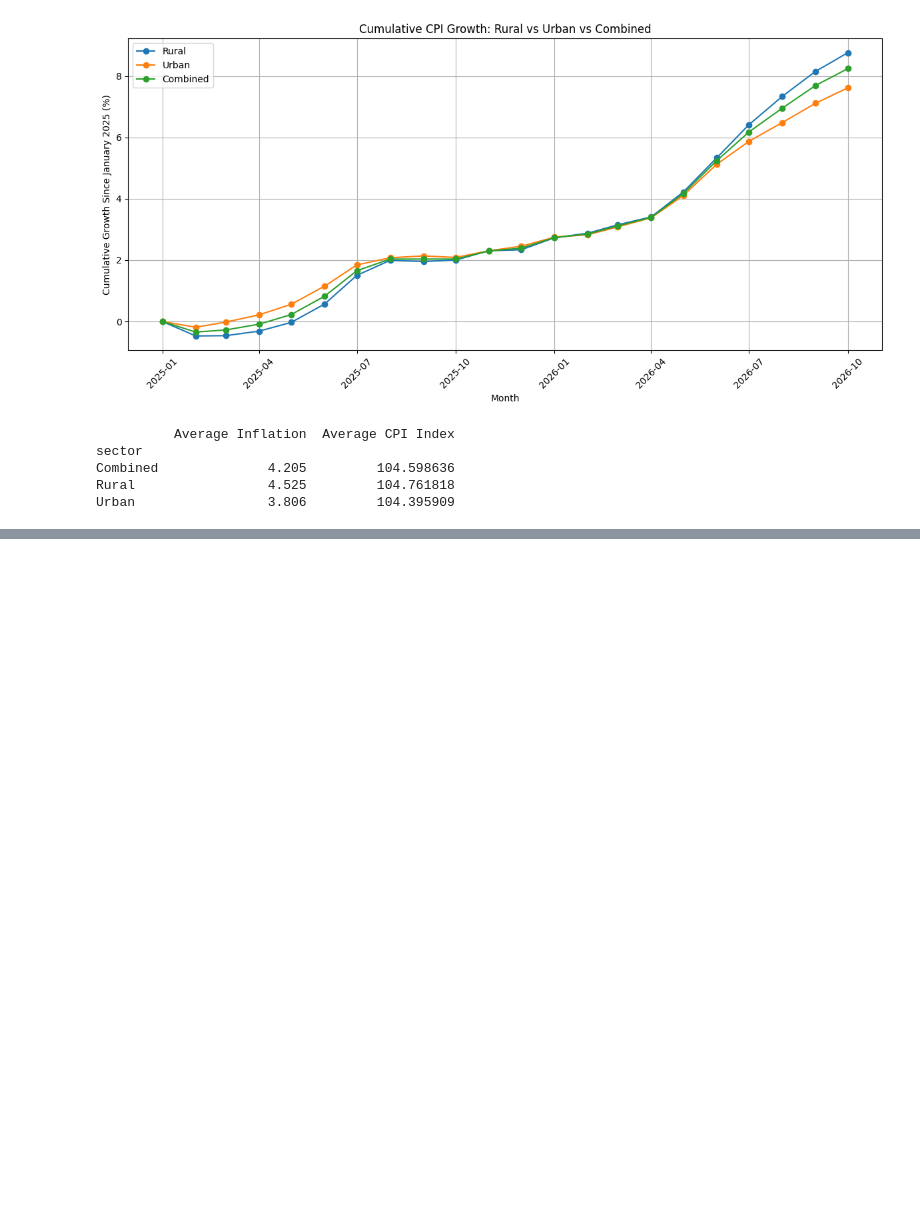
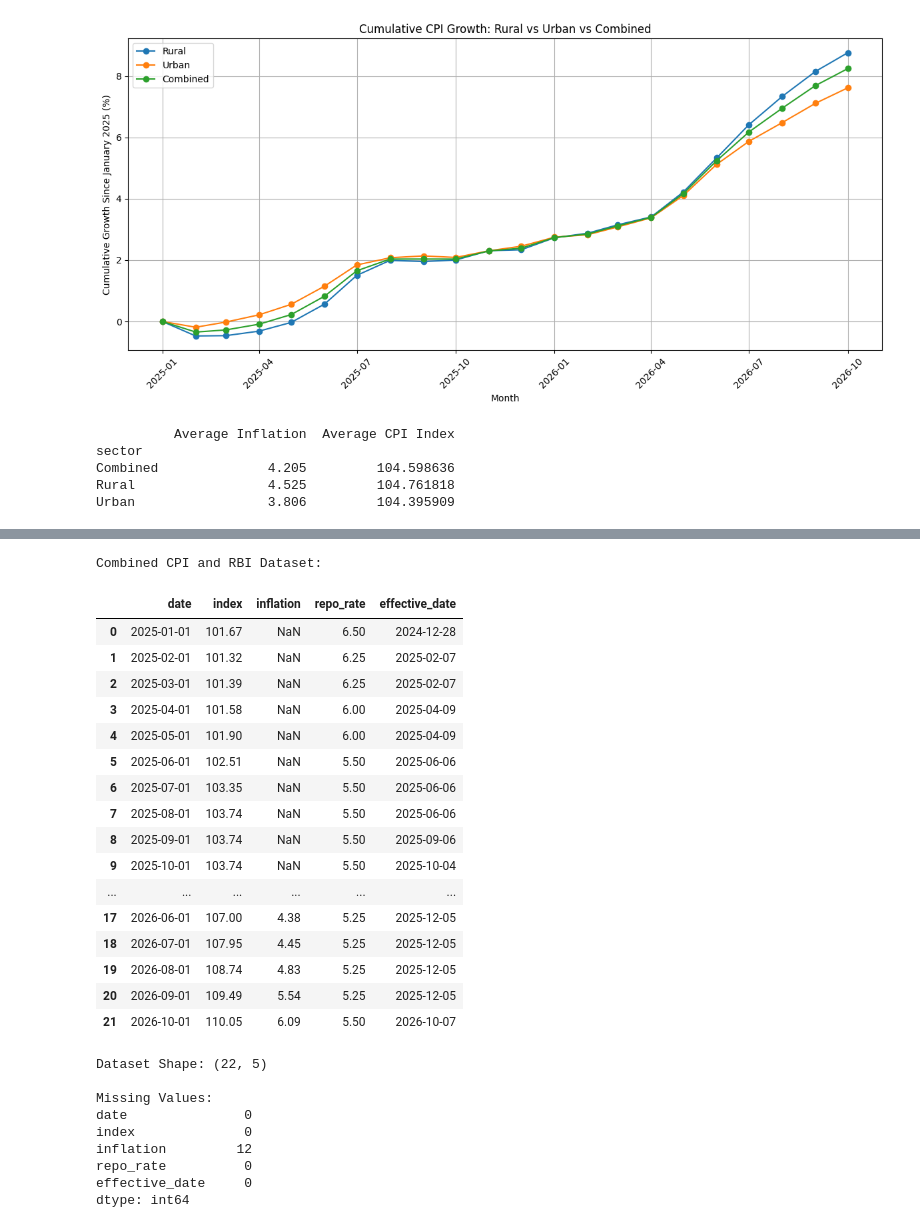
Before and after one commit to alwinbshaji/indian-economic-data-analysis-inflation-forecasting, a Jupyter notebook: Data_collection.ipynb, the cells around one changed output, grey strips where cells are left out. Drawn from its saved outputs; the diff is of its cells as text; code cells hidden in the pictures; blank space fills up the shorter version.

```diff
--- a/Data_collection.ipynb
+++ b/Data_collection.ipynb
@@ -1446,0 +1737,67 @@ Column names:
+# %%
+# Create a copy of CPI data
+cpi_for_merge = cpi_monthly.copy()
+
+# Convert each month's date to the last calendar day
+cpi_for_merge['month_end'] = (
+    cpi_for_merge['date'] + pd.offsets.MonthEnd(0)
+)
+
+# Prepare RBI Repo Rate data
+repo_monthly = rbi_data[
+    ['effective_date', 'repo_rate']
+].copy()
+
+# Sort both datasets by date
+cpi_for_merge = cpi_for_merge.sort_values('month_end')
+repo_monthly = repo_monthly.sort_values('effective_date')
+
+# Merge the latest Repo Rate effective on or before month-end
+merged_data = pd.merge_asof(
+    cpi_for_merge,
+    repo_monthly,
+    left_on='month_end',
+    right_on='effective_date',
+    direction='backward'
+)
+
+# Display the combined dataset
+merged_data = merged_data[
+    ['date', 'index', 'inflation', 'repo_rate', 'effective_date']
+]
+
+print("Combined CPI and RBI Dataset:")
+display(merged_data)
+
+print("\nDataset Shape:", merged_data.shape)
+
+print("\nMissing Values:")
+print(merged_data.isnull().sum())
+# %% [output]
+Combined CPI and RBI Dataset:
+|  | date | index | inflation | repo_rate | effective_date |
+| 0 | 2025-01-01 | 101.67 | NaN | 6.50 | 2024-12-28 |
+| 1 | 2025-02-01 | 101.32 | NaN | 6.25 | 2025-02-07 |
+| 2 | 2025-03-01 | 101.39 | NaN | 6.25 | 2025-02-07 |
+| 3 | 2025-04-01 | 101.58 | NaN | 6.00 | 2025-04-09 |
+| 4 | 2025-05-01 | 101.90 | NaN | 6.00 | 2025-04-09 |
+| 5 | 2025-06-01 | 102.51 | NaN | 5.50 | 2025-06-06 |
+| 6 | 2025-07-01 | 103.35 | NaN | 5.50 | 2025-06-06 |
+| 7 | 2025-08-01 | 103.74 | NaN | 5.50 | 2025-06-06 |
+| 8 | 2025-09-01 | 103.74 | NaN | 5.50 | 2025-09-06 |
+| 9 | 2025-10-01 | 103.74 | NaN | 5.50 | 2025-10-04 |
+| ... | ... | ... | ... | ... | ... |
+| 17 | 2026-06-01 | 107.00 | 4.38 | 5.25 | 2025-12-05 |
+| 18 | 2026-07-01 | 107.95 | 4.45 | 5.25 | 2025-12-05 |
+| 19 | 2026-08-01 | 108.74 | 4.83 | 5.25 | 2025-12-05 |
+| 20 | 2026-09-01 | 109.49 | 5.54 | 5.25 | 2025-12-05 |
+| 21 | 2026-10-01 | 110.05 | 6.09 | 5.50 | 2026-10-07 |
+Dataset Shape: (22, 5)
+
+Missing Values:
+date               0
+index              0
+inflation         12
+repo_rate          0
+effective_date     0
+dtype: int64
```
Also changed, not shown: parts of 12 cells of this notebook.
